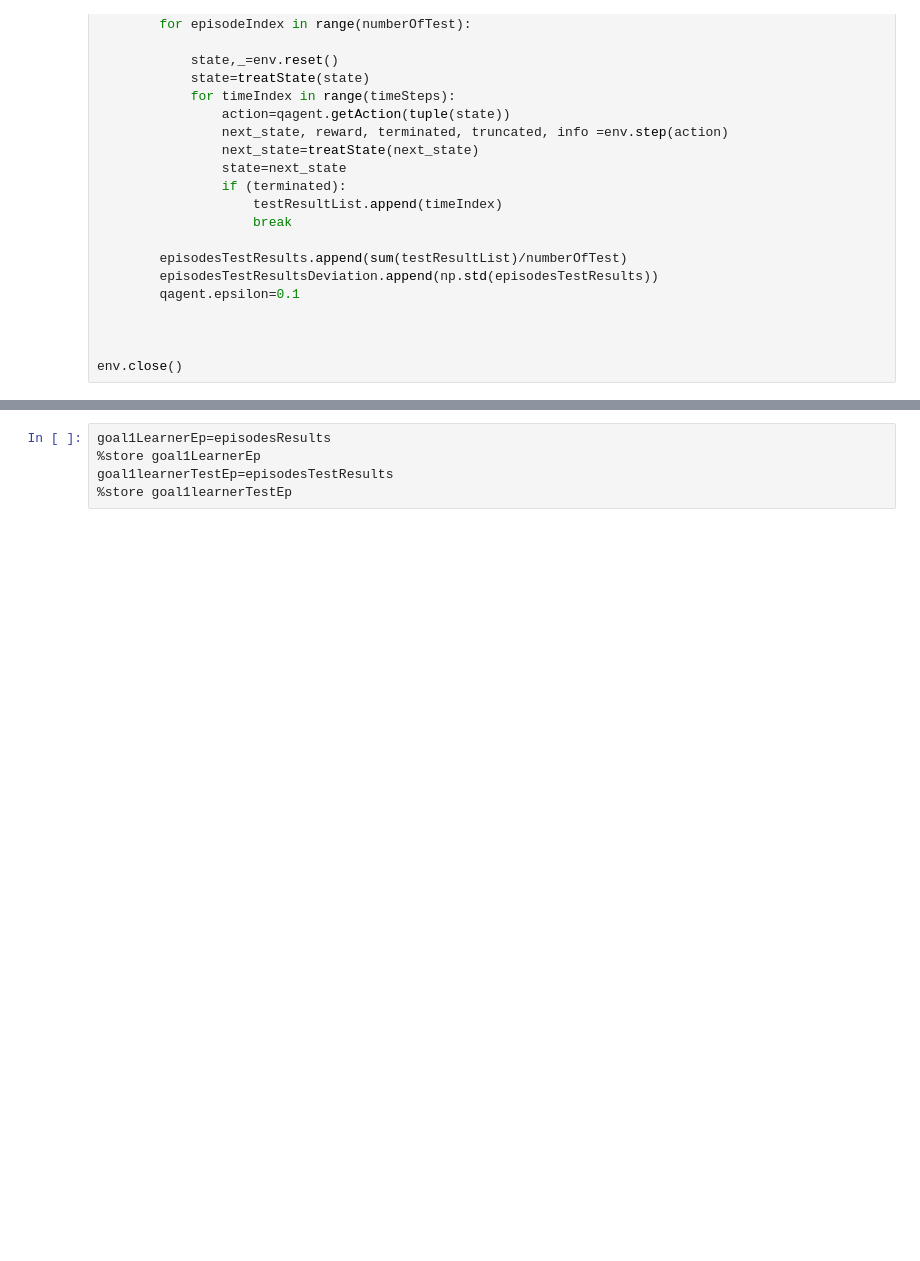
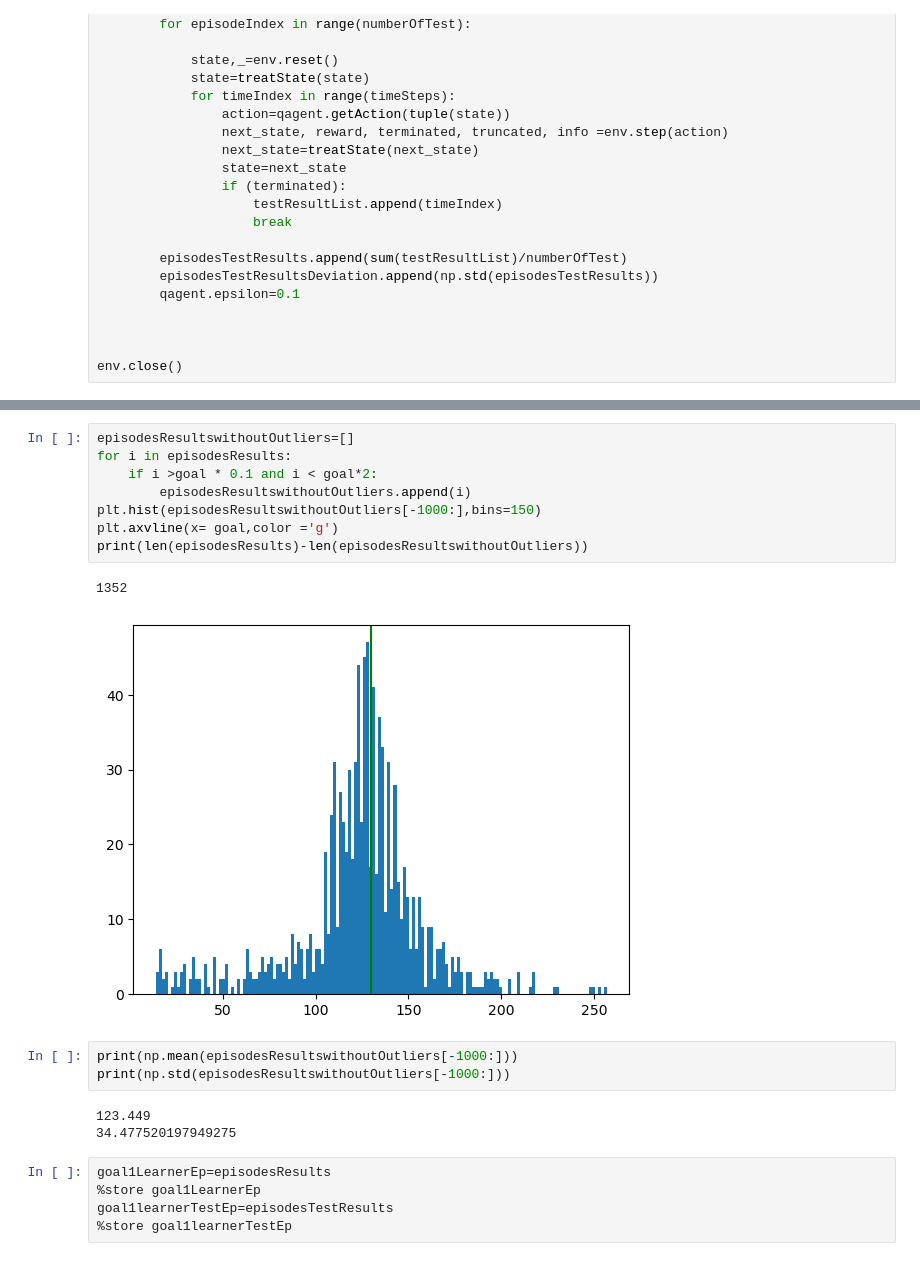
Before and after one commit to mvdbremt/Performance-Specific-Reinforcement-learning, a Jupyter notebook: GoalReward.ipynb, the cells around one changed output, grey strips where cells are left out. Drawn from its saved outputs; the diff is of its cells as text; blank space fills up the shorter version.

```diff
--- a/GoalReward.ipynb
+++ b/GoalReward.ipynb
@@ -176,3 +176,20 @@ print(len(episodesResults)-len(episodesResultswithoutOutliers))
+# %%
+episodesResultswithoutOutliers=[]
+for i in episodesResults:
+    if i >goal * 0.1 and i < goal*2:
+        episodesResultswithoutOutliers.append(i)
+plt.hist(episodesResultswithoutOutliers[-1000:],bins=150)
+plt.axvline(x= goal,color ='g')
+print(len(episodesResults)-len(episodesResultswithoutOutliers))
+# %% [output]
+1352
+[figure, added]
+# %%
+print(np.mean(episodesResultswithoutOutliers[-1000:]))
+print(np.std(episodesResultswithoutOutliers[-1000:]))
+# %% [output]
+123.449
+34.477520197949275
 # %%
 goal1LearnerEp=episodesResults
 %store goal1LearnerEp
```
Also changed, not shown: parts of 4 cells of this notebook, 20 other files.
